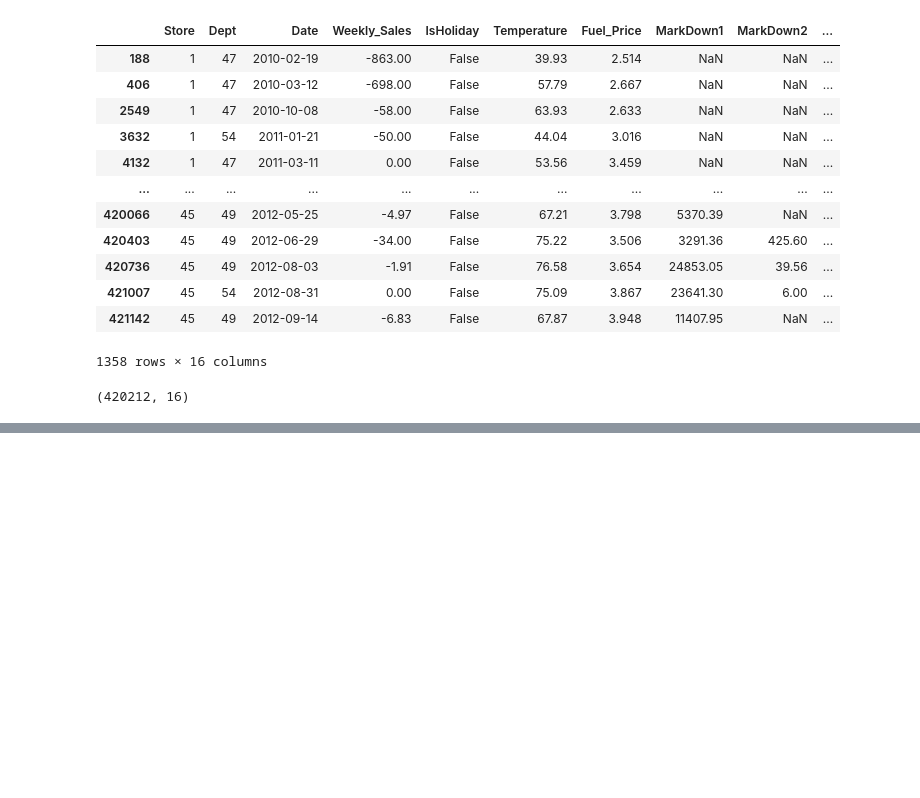
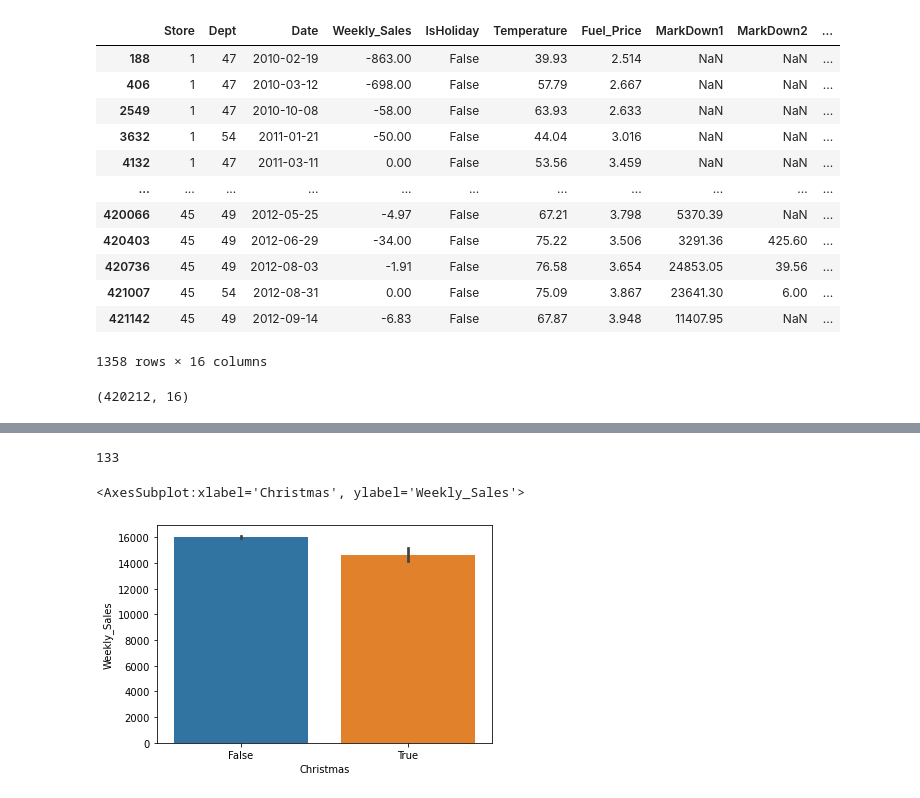
Before and after one commit to abideen-olawuwo/walmart-sales-forcast, a Jupyter notebook: walmart.ipynb, the cells around one changed output, grey strips where cells are left out. Cells and saved outputs as stored; diff of their text form; code cells hidden in the pictures; blank space fills up the shorter version.

```diff
--- a/walmart.ipynb
+++ b/walmart.ipynb
@@ -175,0 +189,26 @@ sns.barplot(x='IsHoliday', y='Weekly_Sales', data=df)
+# %%
+df_not_holiday = df.loc[df['IsHoliday']==False]
+df_not_holiday['Date'].nunique()
+# %% [output]
+133
+# %%
+# Super Bowl dates in train set
+df.loc[(df['Date'] == '2010-02-12')|(df['Date'] == '2011-02-11')|(df['Date'] == '2012-02-10'),'Super_Bowl'] = True
+df.loc[(df['Date'] != '2010-02-12')&(df['Date'] != '2011-02-11')&(df['Date'] != '2012-02-10'),'Super_Bowl'] = False
+# %%
+# Labor day dates in train set
+df.loc[(df['Date'] == '2010-09-10')|(df['Date'] == '2011-09-09')|(df['Date'] == '2012-09-07'),'Labor_Day'] = True
+df.loc[(df['Date'] != '2010-09-10')&(df['Date'] != '2011-09-09')&(df['Date'] != '2012-09-07'),'Labor_Day'] = False
+# %%
+# Thanksgiving dates in train set
+df.loc[(df['Date'] == '2010-11-26')|(df['Date'] == '2011-11-25'),'Thanksgiving'] = True
+df.loc[(df['Date'] != '2010-11-26')&(df['Date'] != '2011-11-25'),'Thanksgiving'] = False
+# %%
+#Christmas dates in train set
+df.loc[(df['Date'] == '2010-12-31')|(df['Date'] == '2011-12-30'),'Christmas'] = True
+df.loc[(df['Date'] != '2010-12-31')&(df['Date'] != '2011-12-30'),'Christmas'] = False
+# %%
+sns.barplot(x='Christmas', y='Weekly_Sales', data=df)
+# %% [output]
+<AxesSubplot:xlabel='Christmas', ylabel='Weekly_Sales'>
+[figure, added]
```
Also changed, not shown: parts of 15 cells of this notebook.
